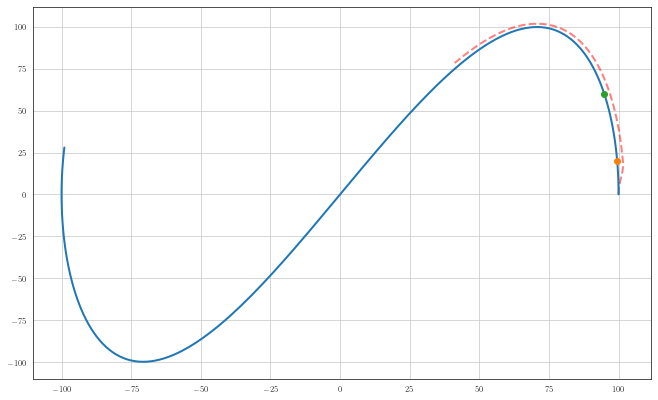
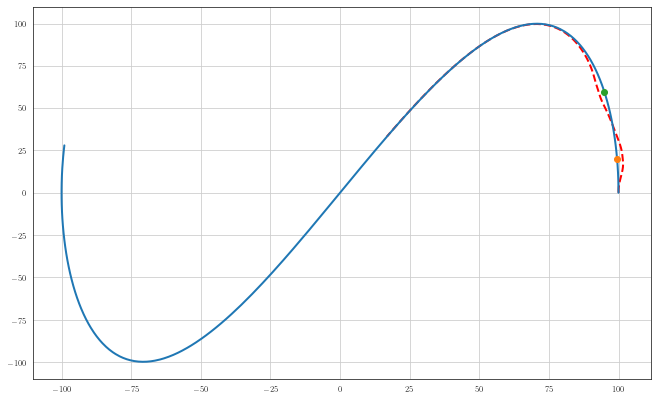
Unified diff of the notebook cell whose output changed from the first chart to the second:
--- before
+++ after
@@ -3,5 +3,5 @@
 
 states = state_history_obs    
-ax.plot(states[0, :], states[1, :], '--r', linewidth=2,  alpha= 0.5, label='Vehicle Path')
+ax.plot(states[0, :], states[1, :], '--r', linewidth=2, label='Vehicle Path')
 ax.plot(rpath[:1000, 1], rpath[:1000, 2], linewidth=2, label='Tracked Path')
 ax.grid() 

Commit: Will try with the objective functions